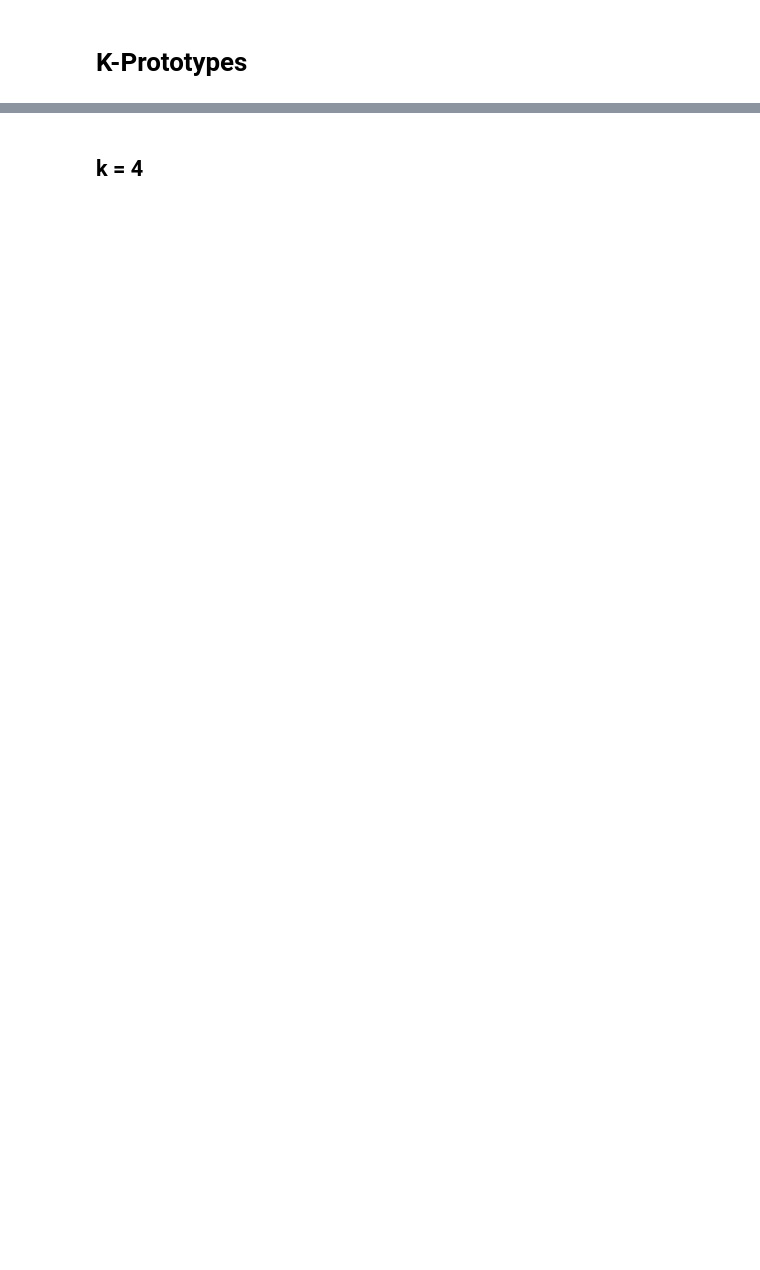
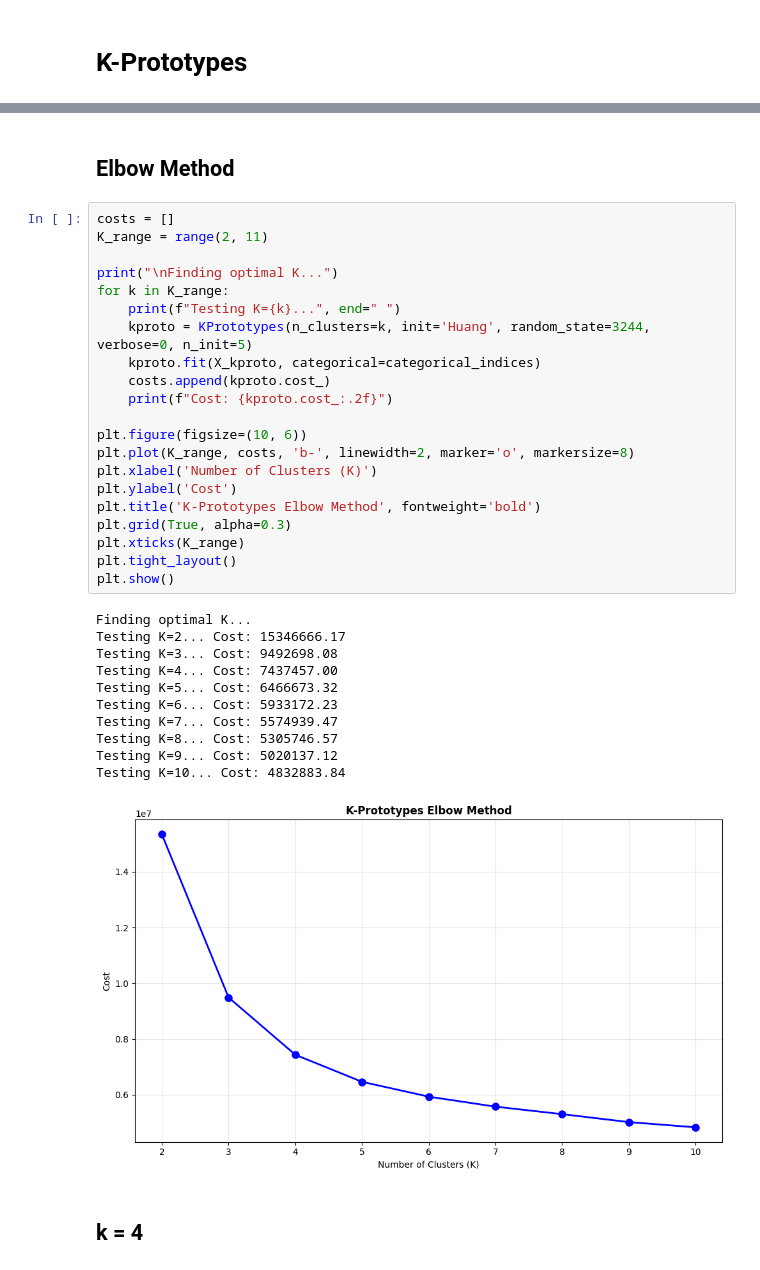
Before and after one commit to beckhamtoh/CS3244-Gun-Violence, a Jupyter notebook: notebooks/clustering.ipynb, the cells around one changed output, grey strips where cells are left out. Cells and saved outputs as stored; diff of their text form; blank space fills up the shorter version.

Commit message:
edited clustering

```diff
--- a/notebooks/clustering.ipynb
+++ b/notebooks/clustering.ipynb
@@ -114,2 +238,37 @@ Testing K=8...
+# %% [markdown]
+## Elbow Method
+# %%
+costs = []
+K_range = range(2, 11)
+
+print("\nFinding optimal K...")
+for k in K_range:
+    print(f"Testing K={k}...", end=" ")
+    kproto = KPrototypes(n_clusters=k, init='Huang', random_state=3244, verbose=0, n_init=5)
+    kproto.fit(X_kproto, categorical=categorical_indices)
+    costs.append(kproto.cost_)
+    print(f"Cost: {kproto.cost_:.2f}")
+
+plt.figure(figsize=(10, 6))
+plt.plot(K_range, costs, 'b-', linewidth=2, marker='o', markersize=8)
+plt.xlabel('Number of Clusters (K)')
+plt.ylabel('Cost')
+plt.title('K-Prototypes Elbow Method', fontweight='bold')
+plt.grid(True, alpha=0.3)
+plt.xticks(K_range)
+plt.tight_layout()
+plt.show()
+# %% [output]
+Finding optimal K...
+Testing K=2... Cost: 15346666.17
+Testing K=3... Cost: 9492698.08
+Testing K=4... Cost: 7437457.00
+Testing K=5... Cost: 6466673.32
+Testing K=6... Cost: 5933172.23
+Testing K=7... Cost: 5574939.47
+Testing K=8... Cost: 5305746.57
+Testing K=9... Cost: 5020137.12
+Testing K=10... Cost: 4832883.84
+[figure, added]
 # %% [markdown]
 ## k = 4
```
Also changed, not shown: parts of 28 cells of this notebook.
